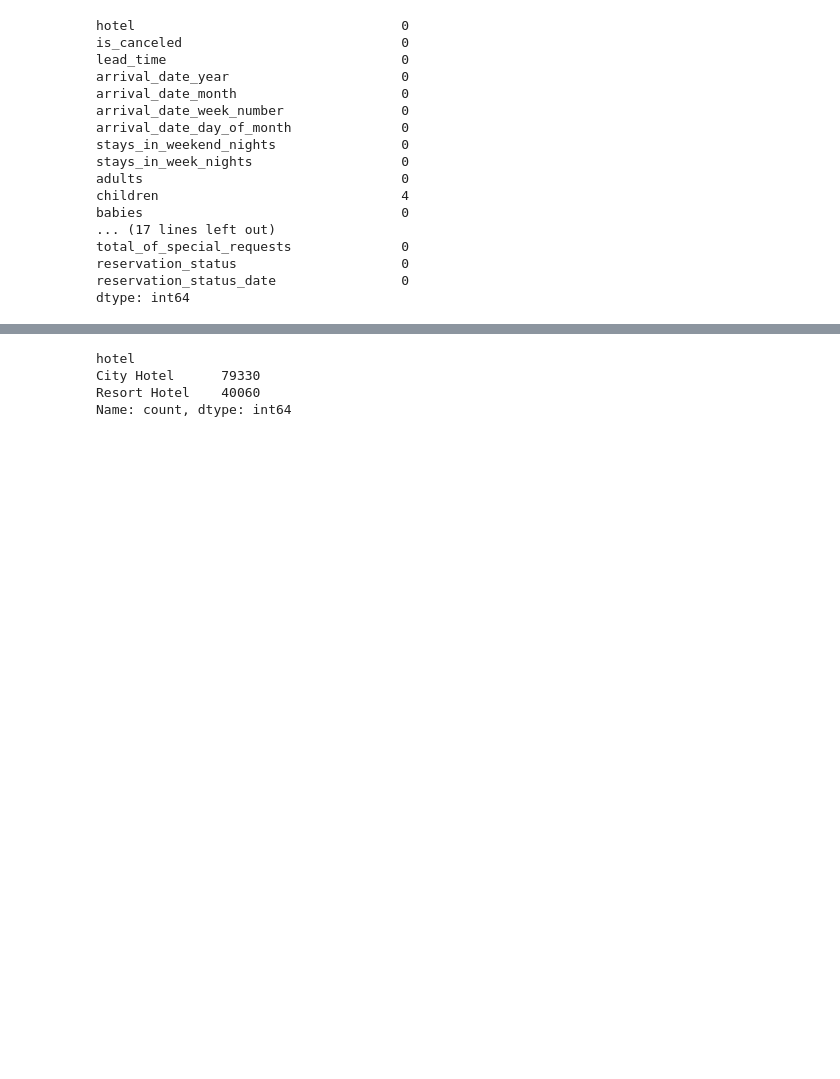
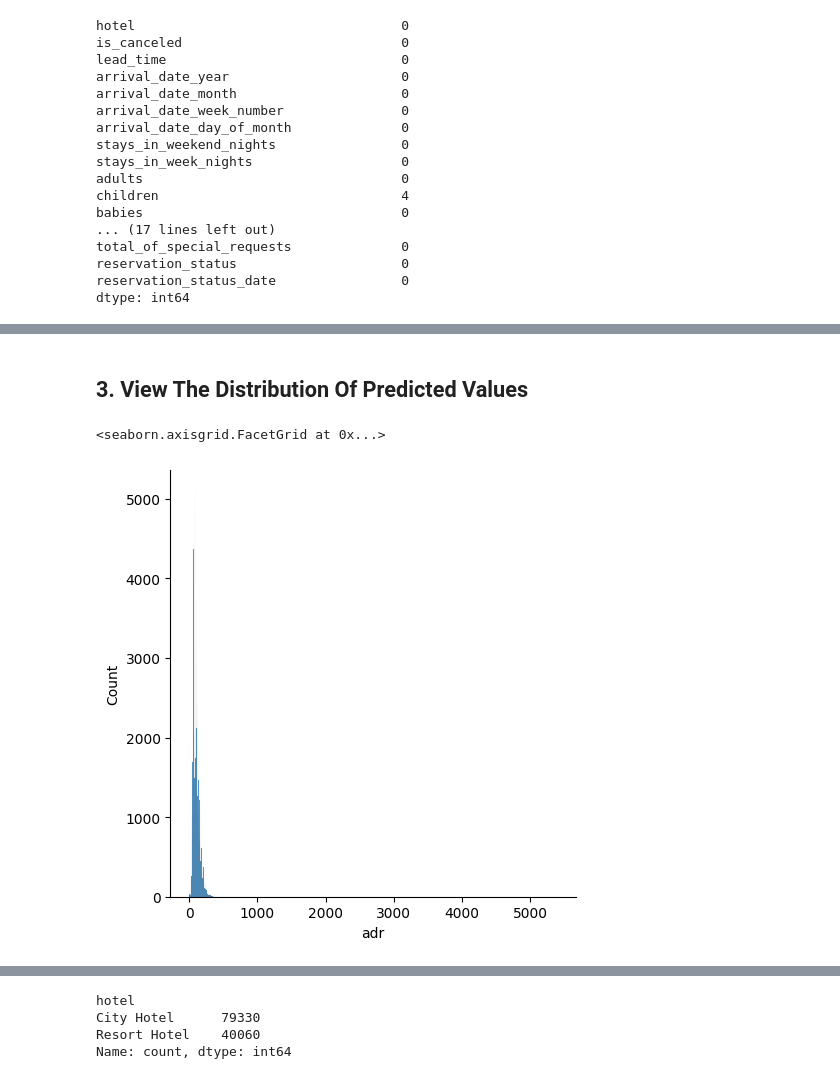
Before and after one commit to Edward-EH-Holmes/CS5346-Project, a Jupyter notebook: archive/EDA.ipynb, the cells around one changed output, grey strips where cells are left out. Saved outputs shown, nothing was run; the diff lists cells and outputs as text; code cells hidden in the pictures; blank space fills up the shorter version.

```diff
--- a/archive/EDA.ipynb
+++ b/archive/EDA.ipynb
@@ -114,0 +126,7 @@ dtype: int64
+# %% [markdown]
+## 3. View The Distribution Of Predicted Values
+# %%
+sns.displot(data['adr'])
+# %% [output]
+<seaborn.axisgrid.FacetGrid at 0x...>
+[figure, added]
```
Also changed, not shown: parts of 7 cells of this notebook, 6 other files.
